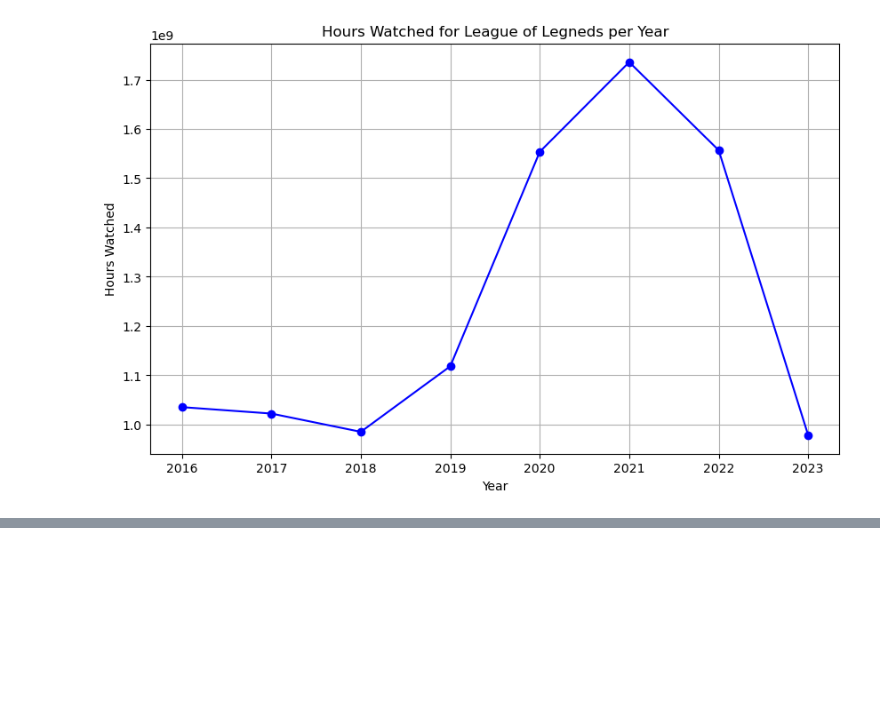
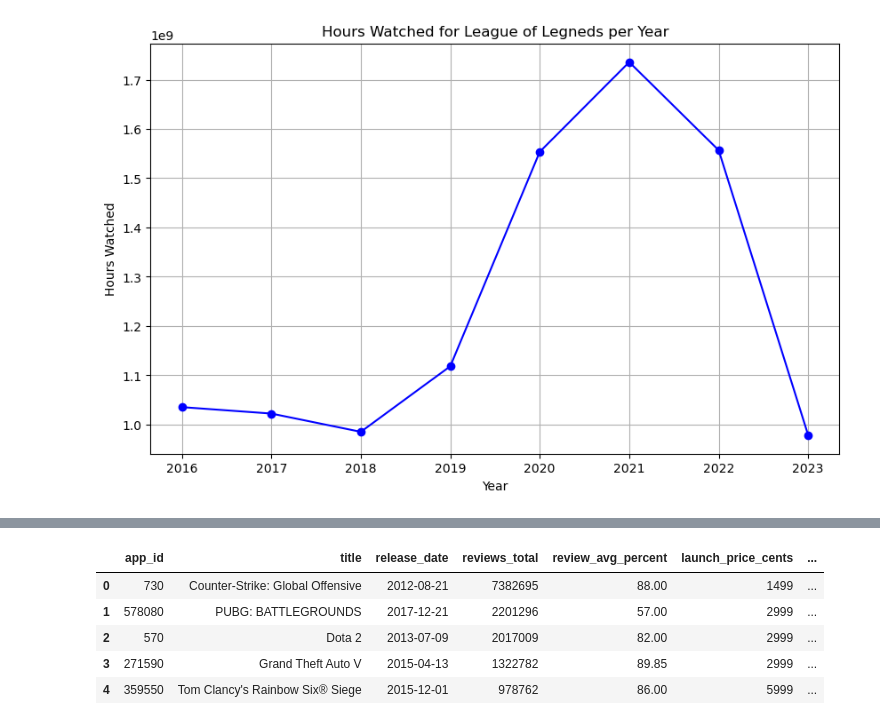
Before and after one commit to rponticelli0/Project_3_Group_7, a Jupyter notebook: twitch_csv_analysis.ipynb, the cells around one changed output, grey strips where cells are left out. Cells and saved outputs as stored; diff of their text form; code cells hidden in the pictures; blank space fills up the shorter version.

```diff
--- a/twitch_csv_analysis.ipynb
+++ b/twitch_csv_analysis.ipynb
@@ -143,0 +194,11 @@ plt.show()
+# %%
+# Read 'clean_system_dtypes.csv' file and create dataframe
+game_data_csv = pd.read_csv('Resources/clean_steam_dtypes.csv')
+game_data_csv.head()
+# %% [output]
+|  | app_id | title | release_date | reviews_total | review_avg_percent | launch_price_cents | ... |
+| 0 | 730 | Counter-Strike: Global Offensive | 2012-08-21 | 7382695 | 88.00 | 1499 | ... |
+| 1 | 578080 | PUBG: BATTLEGROUNDS | 2017-12-21 | 2201296 | 57.00 | 2999 | ... |
+| 2 | 570 | Dota 2 | 2013-07-09 | 2017009 | 82.00 | 2999 | ... |
+| 3 | 271590 | Grand Theft Auto V | 2015-04-13 | 1322782 | 89.85 | 2999 | ... |
+| 4 | 359550 | Tom Clancy's Rainbow Six® Siege | 2015-12-01 | 978762 | 86.00 | 5999 | ... |
```
Also changed, not shown: parts of 6 cells of this notebook, 1 other file.
